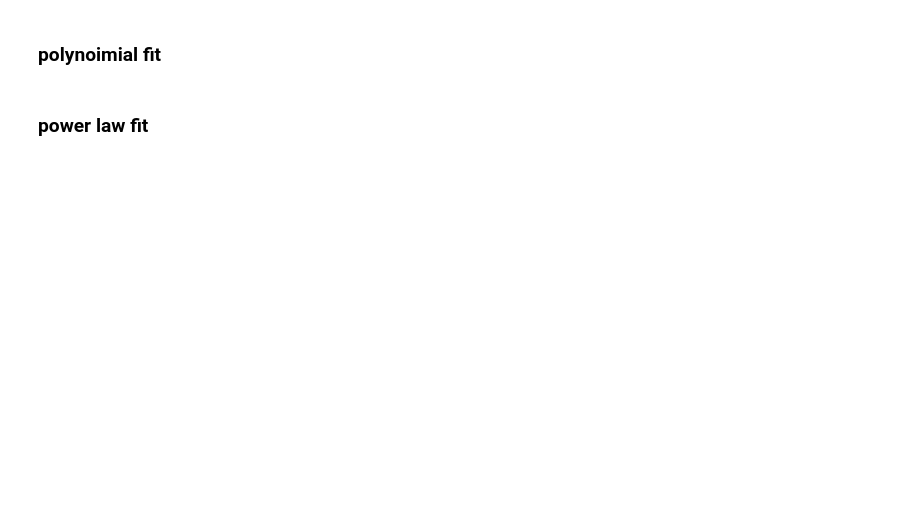
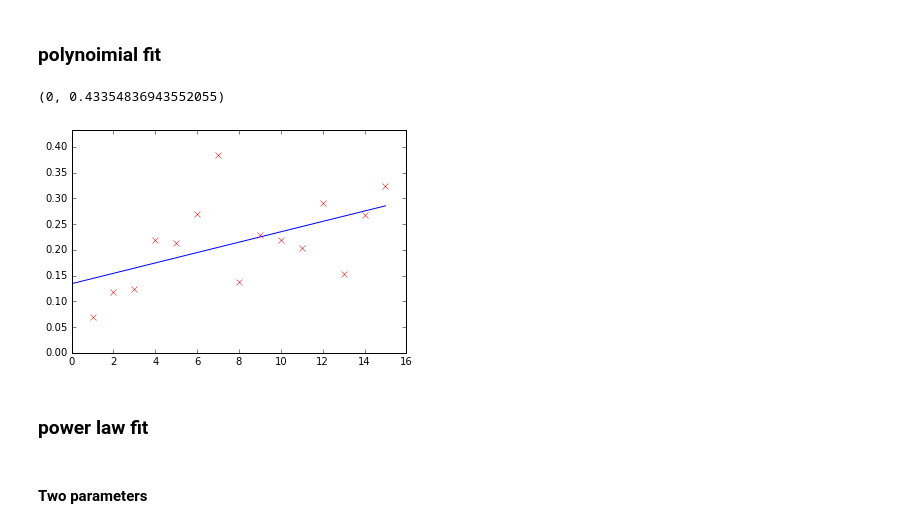
Before and after one commit to liprin1129/Project, a Jupyter notebook: Code/Curve_Fitting.ipynb, the cells around one changed output. Drawn from its saved outputs; the diff is of its cells as text; code cells hidden in the pictures; blank space fills up the shorter version.

```diff
--- a/Code/Curve_Fitting.ipynb
+++ b/Code/Curve_Fitting.ipynb
@@ -77,11 +69,17 @@ plt.plot(attempts, scores, 'rx')
 # %% [markdown]
 ### polynoimial fit
 # %%
-popt, pcov = curve_fit(polynomial_curve, attempts, scores)
+popt, pcov = curve_fit(cv.polynomial_curve, attempts, scores)
 # %%
 x_fit = np.linspace(0, 15, 100)
-plt.plot(x_fit, polynomial_curve(x_fit, popt[0], popt[1]), 'b-')
+plt.plot(x_fit, cv.polynomial_curve(x_fit, popt[0], popt[1]), 'b-')
 plt.plot(attempts, scores, 'rx')
+plt.ylim([0, max(scores)+0.05])
+# %% [output]
+(0, 0.43354836943552055)
+[figure, added]
 # %% [markdown]
 ### power law fit
+# %% [markdown]
+#### Two parameters
 # %%
```
Also changed, not shown: parts of 24 cells of this notebook, 1 other file.
